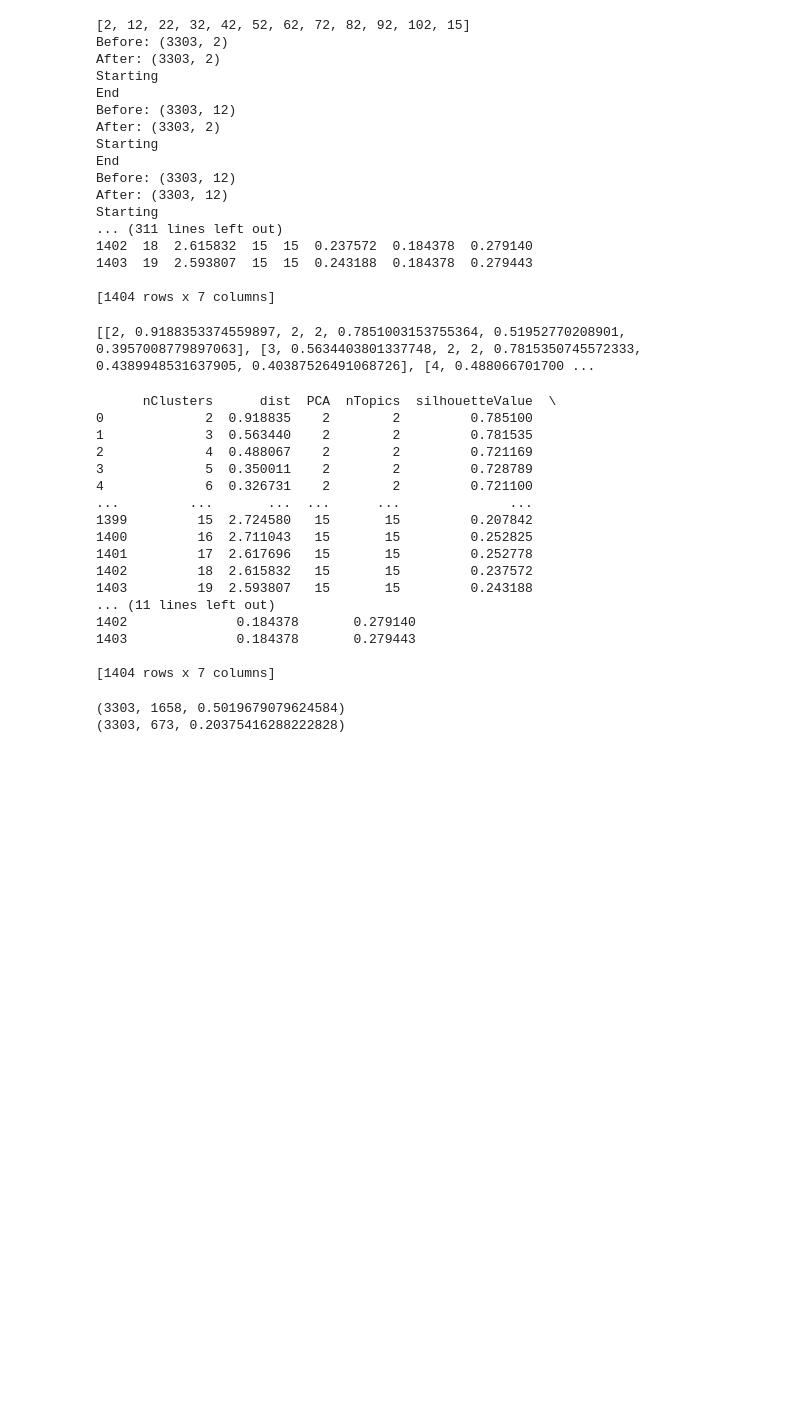
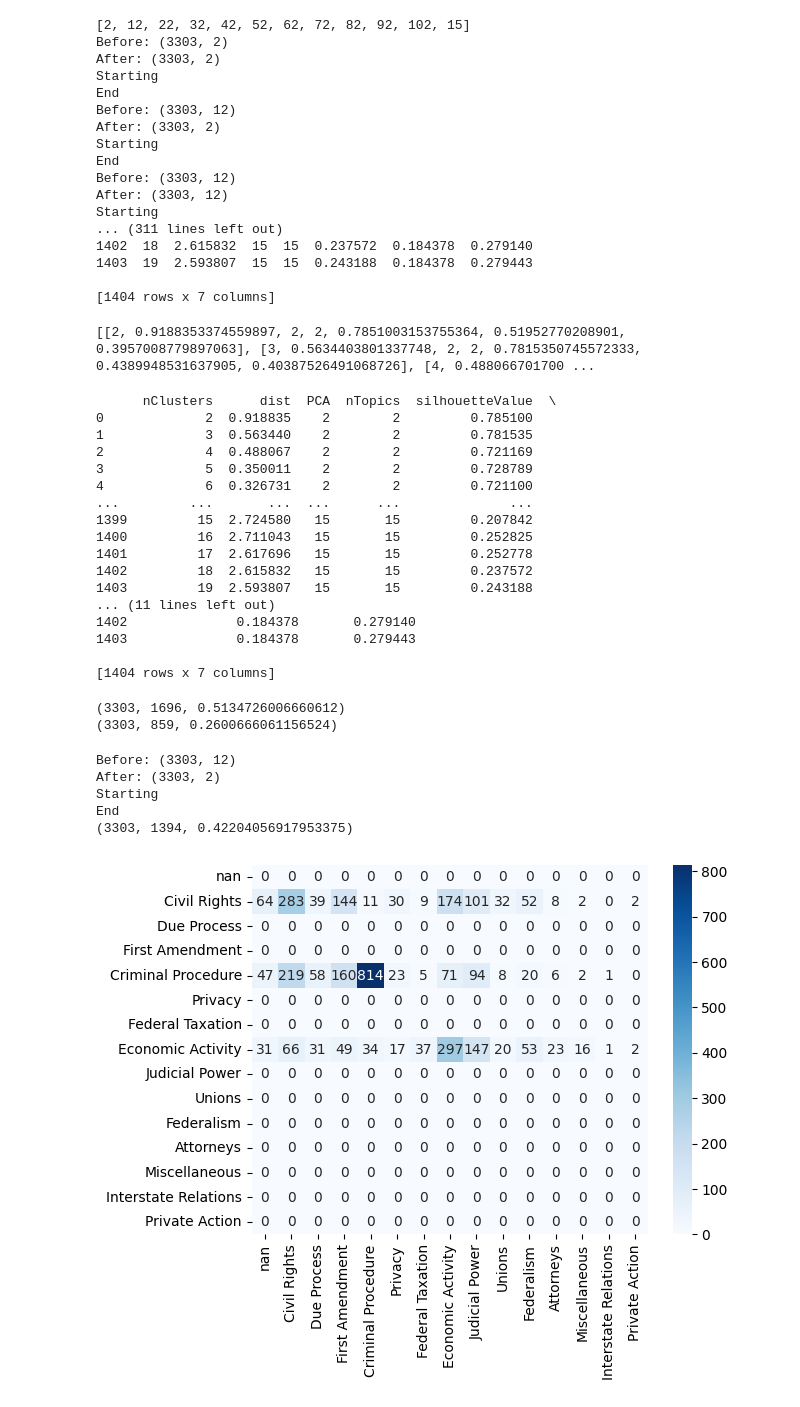
Before and after one commit to korah91/MineriaClustering, a Jupyter notebook: supremeCourt.ipynb, the cells around one changed output. Saved outputs shown, nothing was run; the diff lists cells and outputs as text; code cells hidden in the pictures; blank space fills up the shorter version.

```diff
--- a/supremeCourt.ipynb
+++ b/supremeCourt.ipynb
@@ -502,7 +502,7 @@ from sklearn.metrics import confusion_matrix
 import seaborn as sns
 
 #Confusion matrix
-def get_cm(Y_labels, predictions, names):
+def get_cm(Y_labels, predictions, names, visual = True):
     # El atributo generado por K-means es int, hay que pasarlos a string
     to_string = lambda x : str(x)
     # Obtener matriz de confusión Class to clustering eval
@@ -564,9 +564,11 @@ def get_cm(Y_labels, predictions, names):
             new_ylabels[ylabels[i]] = names[ylabels[i]]
     ylabels = new_ylabels
 
+    if visual:
+        # Mapa de calor a partir de la matriz de confusion
+        ax = sns.heatmap(cm_new, annot=True, fmt="d", cmap="Blues", xticklabels=names, yticklabels=ylabels)
+        print(get_accuracy_unorder(cm_new))
 
-    # Mapa de calor a partir de la matriz de confusion
-    #ax = sns.heatmap(cm_new, annot=True, fmt="d", cmap="Blues", xticklabels=names, yticklabels=ylabels)
     return cm_new
 
 #El valor real es el de abajo
@@ -671,12 +673,26 @@ def randomLabels(data, n_clusters):
     return labels
 
 print(get_accuracy_unorder(get_cm(y_train1_labels,randomLabels(data_lemmatized,2),y_train1_names)))
-print(get_accuracy_unorder(get_cm(y_train2_labels,randomLabels(data_lemmatized,3),y_train2_names)))
+print(get_accuracy_unorder(get_cm(y_train2_labels,randomLabels(data_lemmatized,1),y_train2_names)))
 # %% [output]
-(3303, 1658, 0.5019679079624584)
-(3303, 673, 0.20375416288222828)
+(3303, 1696, 0.5134726006660612)
+(3303, 859, 0.2600666061156524)
 # %%
 #df_clusters = pd.DataFrame(list_of_clusters)
 #df_clusters = df_clusters.set_axis(["nIt", "dist", "Clusters"], axis="columns")
 #print(df_clusters)
 #df_clusters.to_csv("clusters1.csv", encoding="utf-8", sep=',', index = False, header=True)
+# %%
+model,corpus, topics = get_topicModeling(data_lemmatized,12)
+vectorized = get_vectorized(model,corpus)
+data_PCA, pca = get_PCA(vectorized,2)
+list_of_clusters, tree = hierarchical_clustering(data_PCA)
+labels, dist, clusters = get_nClusters(list_of_clusters, 3)
+cm = get_cm(y_train2_labels, labels, y_train2_names)
+# %% [output]
+Before: (3303, 12)
+After: (3303, 2)
+Starting
+End
+(3303, 1394, 0.42204056917953375)
+[figure, added]
```
Also changed, not shown: parts of 1 cell of this notebook.
